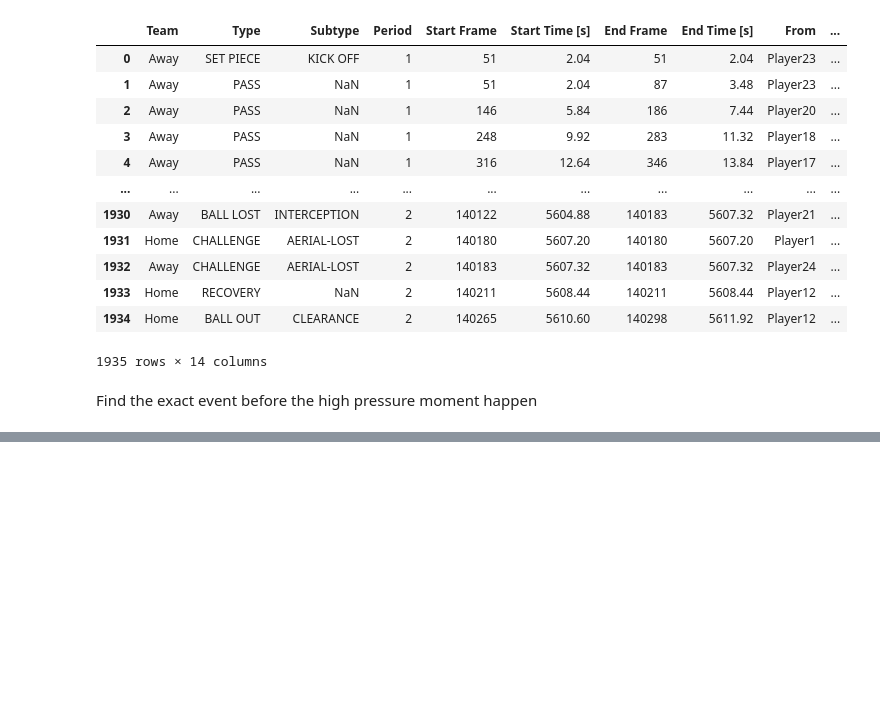
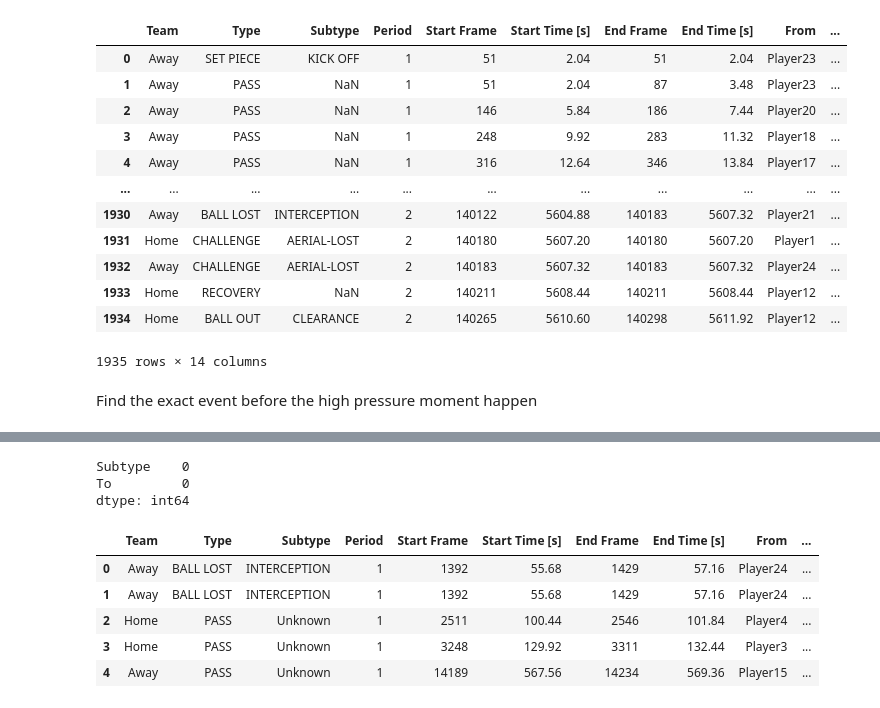
Before and after one commit to nahiid/Soccer-High-Pressure-Moments, a Jupyter notebook: src/high_pre_soccer.ipynb, the cells around one changed output, grey strips where cells are left out. Saved outputs shown, nothing was run; the diff lists cells and outputs as text; code cells hidden in the pictures; blank space fills up the shorter version.

```diff
--- a/src/high_pre_soccer.ipynb
+++ b/src/high_pre_soccer.ipynb
@@ -193,0 +193,12 @@ moments_event
+# %%
+# Imputing missing values with 'Unknown'
+moments_event['Subtype'].fillna('Unknown', inplace=True)
+moments_event['To'].fillna('Unknown', inplace=True)
+
+# Verify the imputation
+imputation_check = moments_event[['Subtype', 'To']].isnull().sum()
+imputation_check
+# %% [output]
+Subtype    0
+To         0
+dtype: int64
@@ -193,0 +220,42 @@ moments_event
+# %%
+from sklearn.cluster import KMeans
+import matplotlib.pyplot as plt
+
+# Determining the optimal number of clusters using the Elbow Method
+wcss = []  # Within-cluster sum of squares
+for i in range(1, 11):
+    kmeans = KMeans(n_clusters=i, init='k-means++', random_state=42)
+    kmeans.fit(encoded_df)
+    wcss.append(kmeans.inertia_)
+
+# Plotting the results
+plt.figure(figsize=(10, 6))
+plt.plot(range(1, 11), wcss, marker='o', linestyle='--')
+plt.title('Elbow Method For Optimal k')
+plt.xlabel('Number of clusters')
+plt.ylabel('WCSS')
+plt.xticks(range(1, 11))
+plt.grid(True)
+plt.show()
+# %%
+# Performing K-Means clustering with 3 and 4 clusters
+kmeans_3_clusters = KMeans(n_clusters=3, init='k-means++', random_state=42)
+kmeans_4_clusters = KMeans(n_clusters=4, init='k-means++', random_state=42)
+
+# Fitting the models
+kmeans_3_clusters.fit(encoded_df)
+kmeans_4_clusters.fit(encoded_df)
+
+# Adding the cluster labels to the original dataframe for analysis
+moments_event['Cluster_3'] = kmeans_3_clusters.labels_
+moments_event['Cluster_4'] = kmeans_4_clusters.labels_
+
+# Display the first few rows of the dataframe with the cluster labels
+moments_event.head()
+# %% [output]
+|  | Team | Type | Subtype | Period | Start Frame | Start Time [s] | End Frame | End Time [s] | From | ... |
+| 0 | Away | BALL LOST | INTERCEPTION | 1 | 1392 | 55.68 | 1429 | 57.16 | Player24 | ... |
+| 1 | Away | BALL LOST | INTERCEPTION | 1 | 1392 | 55.68 | 1429 | 57.16 | Player24 | ... |
+| 2 | Home | PASS | Unknown | 1 | 2511 | 100.44 | 2546 | 101.84 | Player4 | ... |
+| 3 | Home | PASS | Unknown | 1 | 3248 | 129.92 | 3311 | 132.44 | Player3 | ... |
+| 4 | Away | PASS | Unknown | 1 | 14189 | 567.56 | 14234 | 569.36 | Player15 | ... |
```
Also changed, not shown: parts of 4 cells of this notebook.
